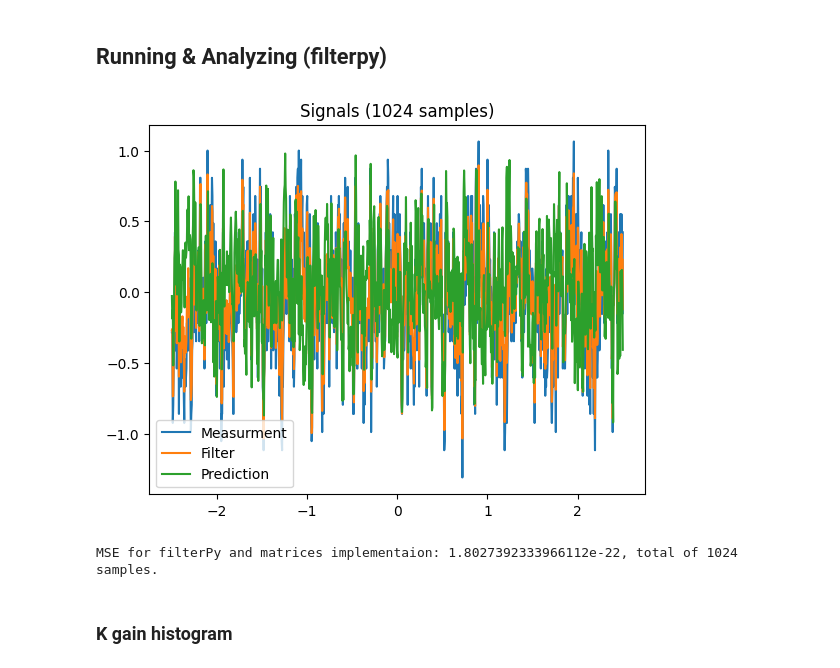
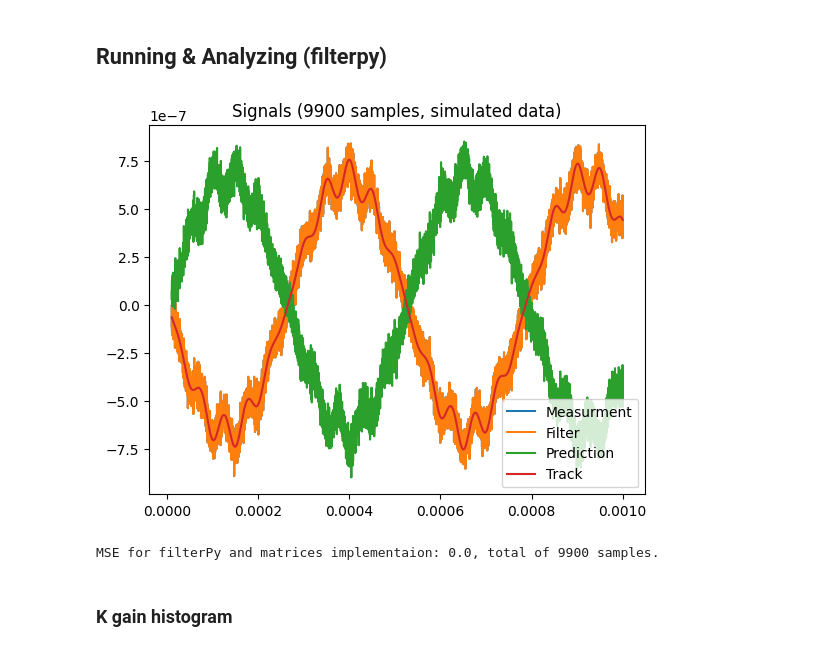
Before and after one commit to bar513/Kalman-and-Bayesian-Filters-in-Python, a Jupyter notebook: myKalman/main.ipynb, the cells around one changed output. Cells and saved outputs as stored; diff of their text form; code cells hidden in the pictures.

Commit message:
kalman joseph form and simulated data support

```diff
--- a/myKalman/main.ipynb
+++ b/myKalman/main.ipynb
@@ -330,0 +422,16 @@ P           :
+# %%
+fs = 204800
+gamma0 = 0.1
+gamma1 = 0
+omega0 = 2*math.pi*15200
+paperParams_simulated_data = KalmanParams(F_static=F_paper(Ts=1/fs,omega0=2*math.pi*15200,gamma_tot=gamma0 + gamma1),
+                           F_dynamic=F_paper,
+                           R=np.array([[0]]),
+                           Q=Q_discrete_white_noise(dim=2, dt=1, var=0.1),
+                           H=np.array([[1., 0.]]),
+                           x=np.array([-3.155211e-02,0]),
+                           P=np.array([[0.180368 ,0],
+                                      [0 ,0.175440]]),
+                           description="paper params, chosen for SIMULATED data")
+paperParams_simulated_data.savePaperValues(gamma0,gamma1,omega0,fs)
+print(paperParams_recorded_data)
@@ -331,41 +457,67 @@ P           :
 # %% [markdown]
 ## Running & Analyzing (filterpy)
 # %%
-#filterPy implementaiton
-s = kalman_filterPy(paperParams,zs_recorded)
+
+
+# ~~ choose either the recored data (first block)
+# ~~ or simulated data (second block)
+
+###~~~~~~~option #1 recorded data~~~~~~~~~
+# experiment_data = {
+#     "start_sample" : 800,
+#     "end_sample":-1, #take until last sample
+#     "k_params":paperParams_recorded_data,
+#     "data_samples":data_samples_recording,
+#     "description": "recorded data"
+# }
+
+###~~~~~~~option #2 simulated data~~~~~~~~~
+experiment_data = {
+    "start_sample" : 100,
+    "end_sample":-1, #take until last sample
+    "k_params":paperParams_simulated_data,
+    "data_samples":data_samples_simulated_by_model,
+    "description": "simulated data"
+}
+
+
+s = kalman_filterPy(experiment_data["k_params"],experiment_data["data_samples"].zs)
 data_x = s.x
 data_z = s.z
 data_x_prior = s.x_prior
 data_K = s.K
 # matrices implementation
-data_m_x, data_m_z = matrices_implementation(paperParams,zs_recorded)
+data_m_x, data_m_z = matrices_implementation(experiment_data["k_params"],experiment_data["data_samples"].zs)
 
 # choose part of the data to analyze
-start_sample = 0
-end_sample = len(df["TIME ms"])
-time_axis = df["TIME ms"][start_sample:end_sample]
+start_sample = experiment_data["start_sample"]
+end_sample = len(experiment_data["data_samples"].time) if experiment_data["end_sample"]==-1 else experiment_data["end_sample"]
+time_axis = experiment_data["data_samples"].time[start_sample:end_sample]
 data_x = data_x[start_sample:end_sample]
 data_z = data_z[start_sample:end_sample]
 data_x_prior = data_x_prior[start_sample:end_sample]
 data_K = data_K[start_sample:end_sample]
 
 data_m_x = data_m_x[start_sample:end_sample]
 data_m_z = data_m_z[start_sample:end_sample]
-
+data_track = None if experiment_data["data_samples"].track is None else experiment_data["data_samples"].track[start_sample:end_sample]
 
 # plot data
 plt.plot(time_axis,data_z,label="Measurment")
 plt.plot(time_axis,data_x[:, 0],label="Filter")
 plt.plot(time_axis,data_x_prior[:,0],label="Prediction")
-plt.title("Signals (" + str(len(time_axis)) + " samples)")
+if data_track is not None:
+    plt.plot(time_axis,data_track,label="Track")
+
+plt.title("Signals (" + str(len(time_axis)) + " samples, " + experiment_data["description"] + ")")
 plt.legend()
 plt.show()
 
 mse = np.mean((data_m_x- data_x) ** 2)
 print("MSE for filterPy and matrices implementaion: " + str(mse) + ", total of " + str(len(time_axis)) + " samples.")
 # %% [output]
-[figure, old version]
+[figure, new version]
-MSE for filterPy and matrices implementaion: 1.8027392333966112e-22, total of 1024 samples.
+MSE for filterPy and matrices implementaion: 0.0, total of 9900 samples.
 # %% [markdown]
 ### K gain histogram
 # %%
```
Also changed, not shown: parts of 16 cells of this notebook.
